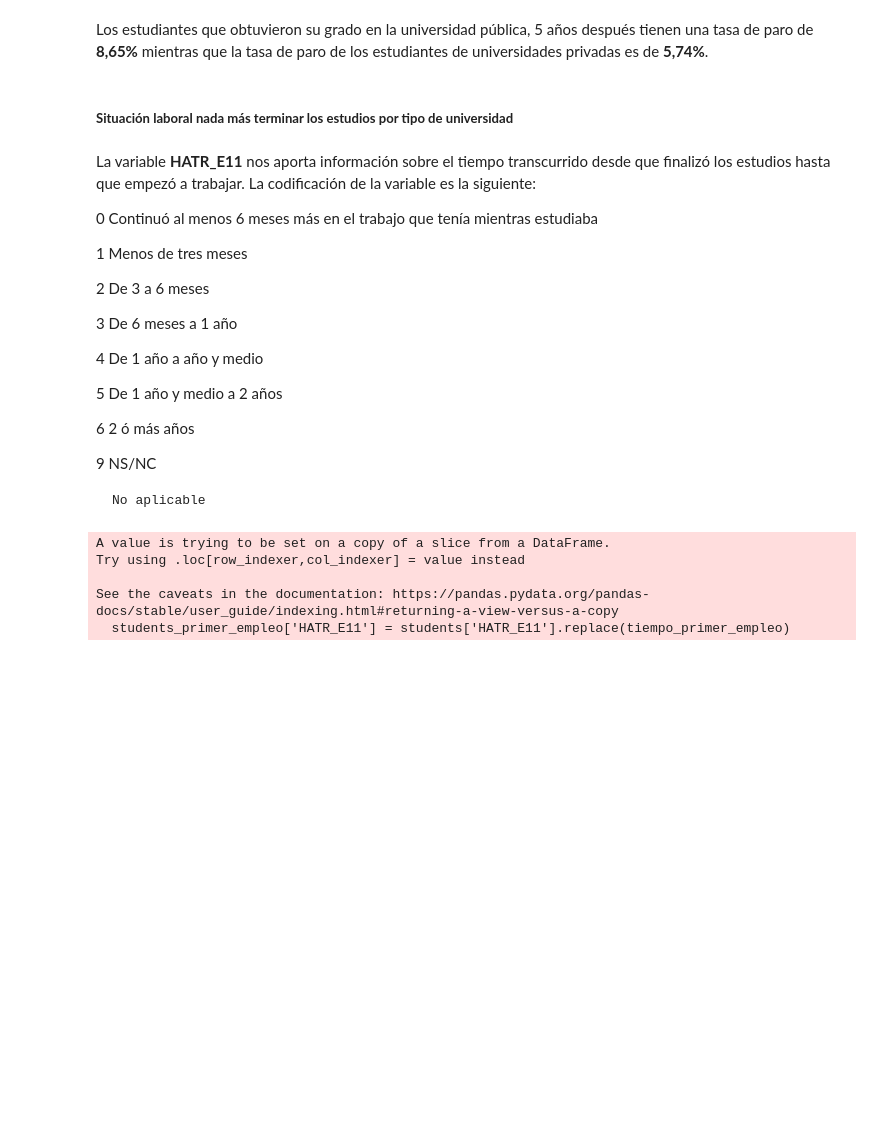
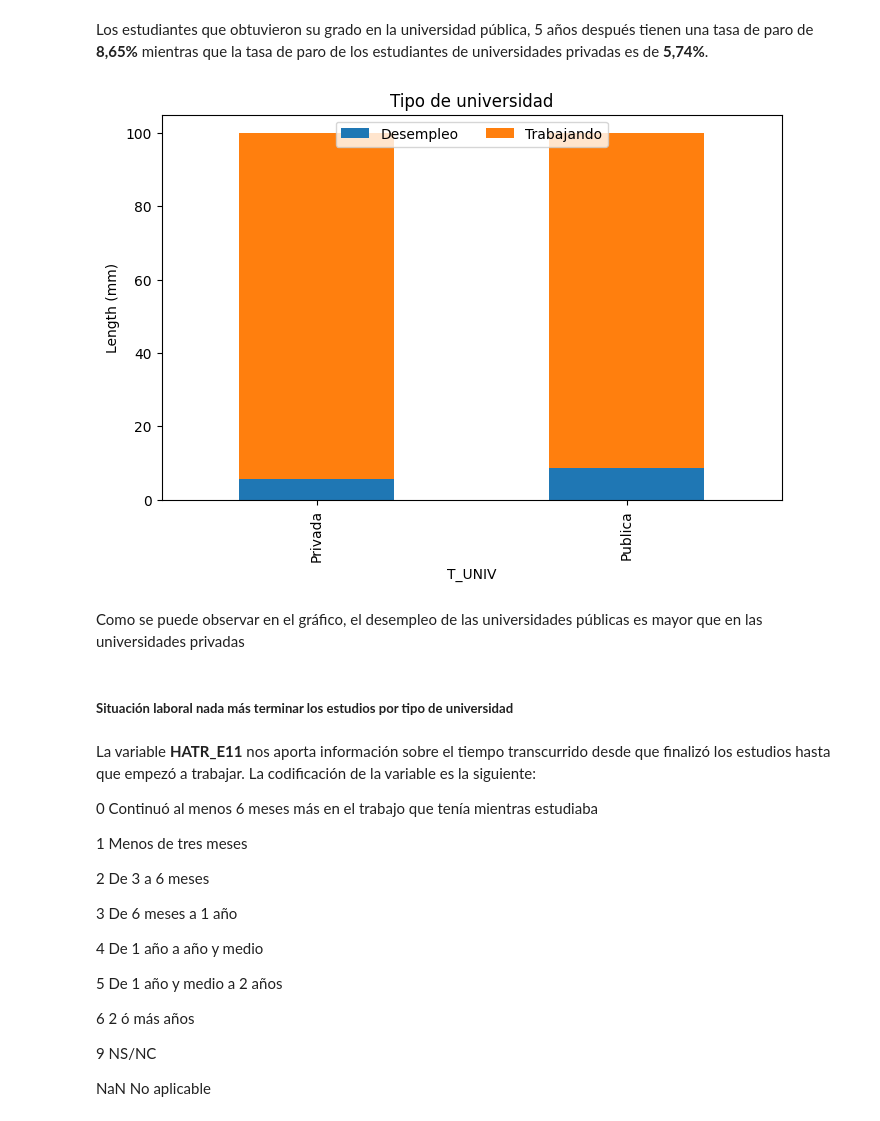
Before and after one commit to BeatrizGD/Students-Employability-Exploratory-Data-Analysis, a Jupyter notebook: src/main.ipynb, the cells around one changed output. Saved outputs shown, nothing was run; the diff lists cells and outputs as text; code cells hidden in the pictures; blank space fills up the shorter version.

Commit message:
Primeros resultado de hipótesis principal

```diff
--- a/src/main.ipynb
+++ b/src/main.ipynb
@@ -527,5 +425,19 @@ porcentaje_empleo.rename_axis(['T_Univ','Empleo'])
 # %% [markdown]
 Los estudiantes que obtuvieron su grado en la universidad pública, 5 años después tienen una tasa de paro de **8,65%** mientras que la tasa de paro de los estudiantes de universidades privadas es de **5,74%**.
+# %%
+# Gráfico porcentajes
+fig, ax = plt.subplots(figsize=(8, 5))
+porcentaje_empleo['TRBPRN1'].unstack().plot(kind='bar', ax=ax,stacked=True)
+
+ax.set_ylabel('Length (mm)')
+ax.set_title('Tipo de universidad')
+ax.legend(loc='upper center', ncols=2)
+
+plt.show()
+# %% [output]
+[figure, added]
+# %% [markdown]
+Como se puede observar en el gráfico, el desempleo de las universidades públicas es mayor que en las universidades privadas
 # %% [markdown]
 ##### **Situación laboral nada más terminar los estudios por tipo de universidad**
 # %% [markdown]
@@ -547,4 +459,4 @@ La variable **HATR_E11** nos aporta información sobre el tiempo transcurrido de
 
 9	NS/NC
 
- 	No aplicable
+NaN 	No aplicable
@@ -555,13 +467,7 @@ students_primer_empleo = students[students['HATR_E11'].notnull()] # Nos quedamos
 # %%
 # Diccionario con la nueva codificación para la columna. Agruparemos los datos en dos principales grupos:
 # Los que encontraron trabajo en menos de un año y los que tardaron más de un año
-tiempo_primer_empleo = {0: 0, 1: 0, 2: 0, 3: 0, 4:1, 5:1, 6:1, 9:2}
+tiempo_primer_empleo = {0: "Menos de 1 año", 1: "Menos de 1 año", 2: "Menos de 1 año", 3: "Menos de 1 año", 4:"Más de 1 año", 5:"Más de 1 año", 6:"Más de 1 año"}
 
-# Reemplaza los valores en la columna 'T_UNIV'
-students_primer_empleo['HATR_E11'] = students['HATR_E11'].replace(tiempo_primer_empleo)
+# Reemplaza los valores en la columna 'HATR_E11'
+students_primer_empleo['HATR_E11'] = students_primer_empleo['HATR_E11'].replace(tiempo_primer_empleo)
-# %% [output]
-A value is trying to be set on a copy of a slice from a DataFrame.
-Try using .loc[row_indexer,col_indexer] = value instead
-
-See the caveats in the documentation: https://pandas.pydata.org/pandas-docs/stable/user_guide/indexing.html#returning-a-view-versus-a-copy
-  students_primer_empleo['HATR_E11'] = students['HATR_E11'].replace(tiempo_primer_empleo)
```
Also changed, not shown: parts of 30 cells of this notebook, 1 other file.
